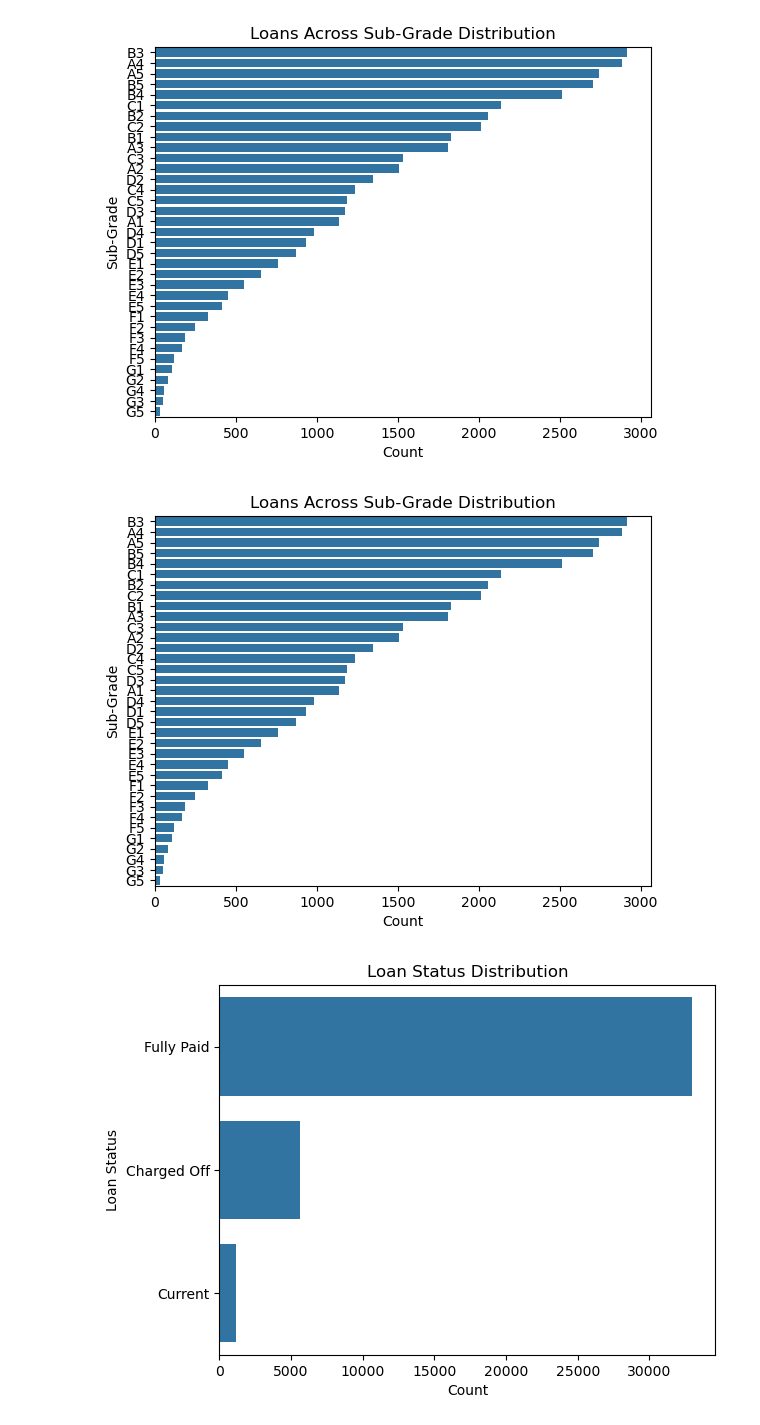
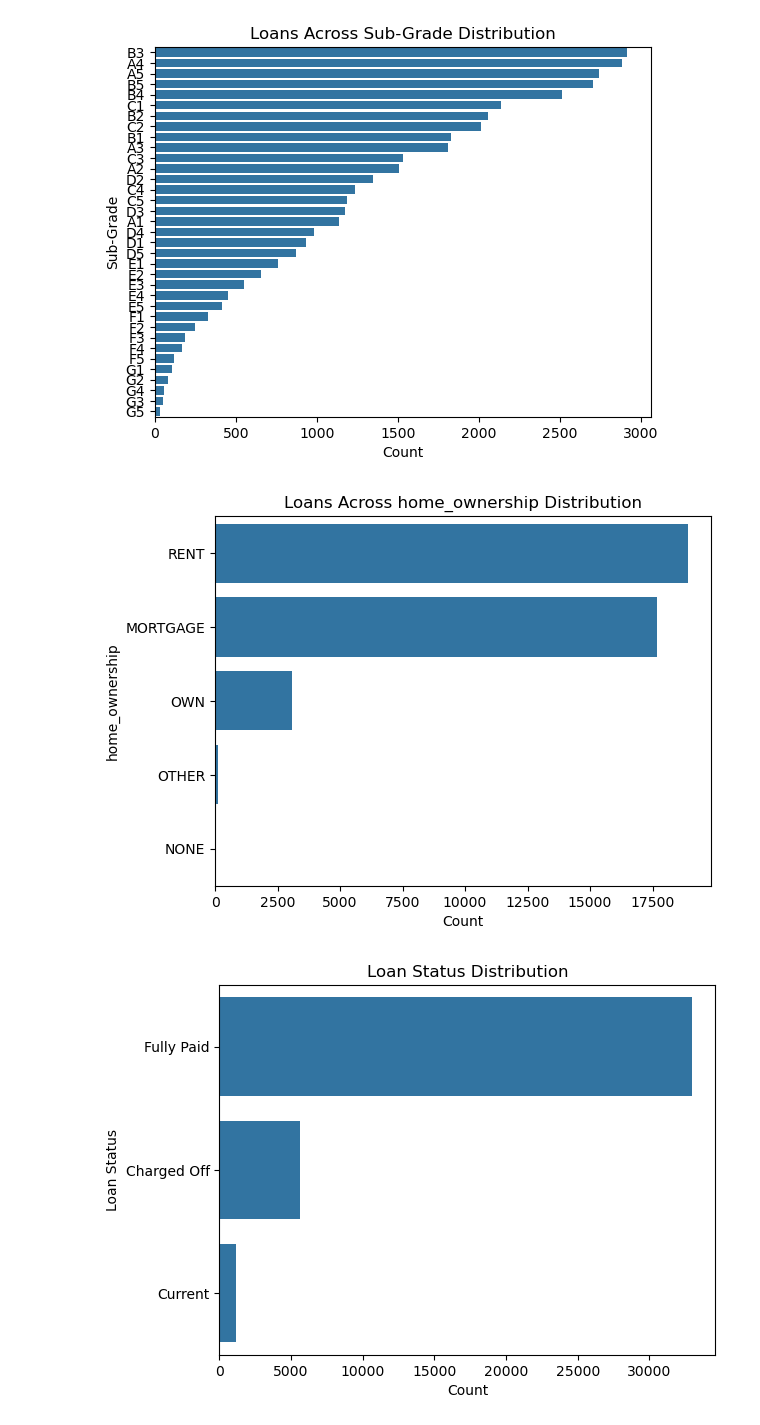
Before and after one commit to JLohani/LendingClubCaseStudy, a Jupyter notebook: Lekhana_Gowda.ipynb, the cells around one changed output. Cells and saved outputs as stored; diff of their text form; code cells hidden in the pictures.

```diff
--- a/Lekhana_Gowda.ipynb
+++ b/Lekhana_Gowda.ipynb
@@ -294,13 +285,13 @@ plt.show()
 [figure]
 # %%
 # Plot 4: Home Ownership Distribution
-sns.countplot(y=data['sub_grade'], order=data['sub_grade'].value_counts().index)
-plt.title('Loans Across Sub-Grade Distribution')
+sns.countplot(y=data['home_ownership'], order=data['home_ownership'].value_counts().index)
+plt.title('Loans Across home_ownership Distribution')
 plt.xlabel('Count')
-plt.ylabel('Sub-Grade')
+plt.ylabel('home_ownership')
 plt.show()
 # %% [output]
-[figure, old version]
+[figure, new version]
 # %%
 # Plot 5: Loan Status Distribution
 
```
Also changed, not shown: parts of 2 cells of this notebook.
